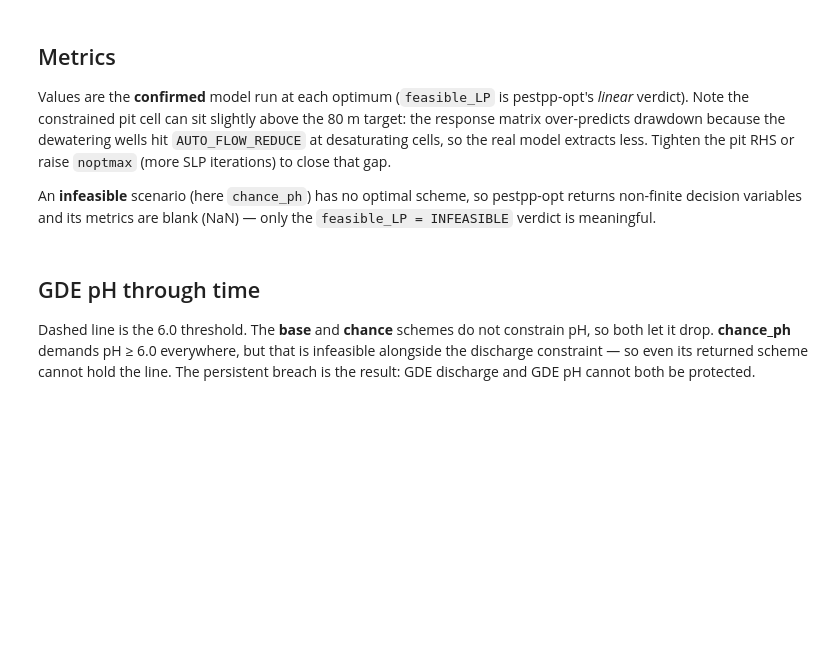
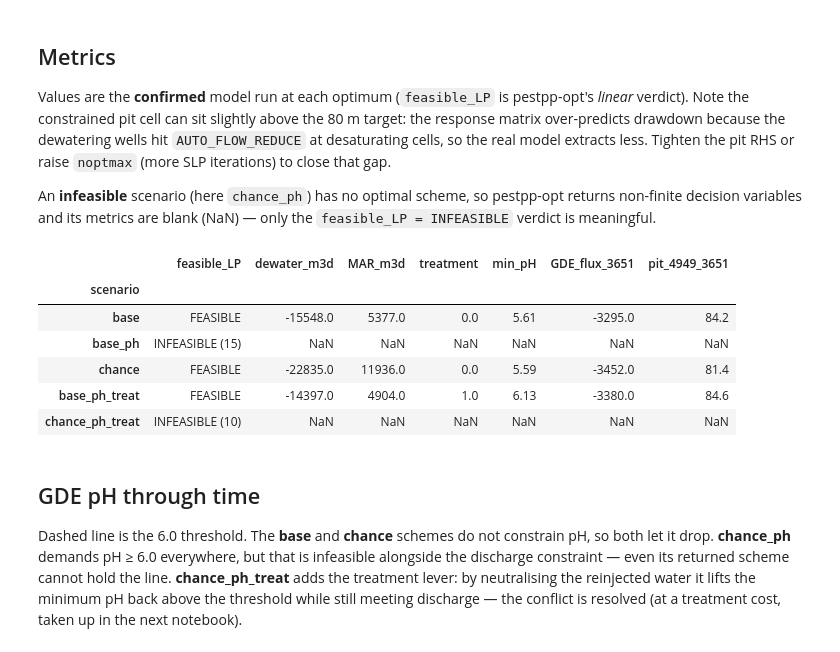
Before and after one commit to rhugman/imwa-workshop-2026, a Jupyter notebook: tutorial/06-opt.ipynb, the cells around one changed output. Saved outputs shown, nothing was run; the diff lists cells and outputs as text; code cells hidden in the pictures; blank space fills up the shorter version.

```diff
--- a/tutorial/06-opt.ipynb
+++ b/tutorial/06-opt.ipynb
@@ -180,9 +229,11 @@ observations at the optimum — pestpp-opt's own final run lands in a worker dir
 dir otherwise keeps the *base* run.
 # %%
 scenarios = [
-    ('base',      False, False),   # common constraints, deterministic (risk-neutral)
-    ('chance',    False, True),    # common constraints, 95% reliability (IES posterior stack)
-    ('chance_ph', True,  True),    # + GDE pH >= 6 at all times -> infeasible (pH vs discharge)
+     ('base',            False, False, False),   # common constraints, deterministic (risk-neutral)
+     ('base_ph',         True,  False, False),   # + GDE pH >= 6 at all times -> infeasible? (pH vs discharge)
+     ('chance',          False, True,  False),   # common constraints, stochastic (risk-averse)
+     ('base_ph_treat',   True,  False, True),    # + GDE pH >= 6 at all times, but MAR treatment is fixed (untreated)
+     ('chance_ph_treat', True,  True,  True),    # + MAR treatment as a decision variable -> feasible again
 ]
 
 
@@ -199,13 +250,23 @@ def confirm_at_optimum(m_d):
 
 
 master, feas = {}, {}
-for tag, minph, chance in scenarios:
+for tag, minph, chance, treat in scenarios:
     set_constraints(common_cons() + (ph_cons() if minph else []))
     apply_structural()
     set_chance(chance)
+    set_treatment(treat)
     m_d = f'master_opt_{tag}'
-    run_opt(m_d)
+    if minph:
+        noptmax = 5
+    else:
+        noptmax = 1
+    run_opt(m_d, noptmax=noptmax)
     feas[tag] = feasibility(m_d)     # capture before the confirmation run overwrites pest.rec
     confirm_at_optimum(m_d)
     master[tag] = m_d
-    print(f'{tag:>10}: {feas[tag]}')
+    print(f'{tag:>15}: {feas[tag]}')
+
+# store the master dirs and feasibility results for later use
+master_df = pd.DataFrame.from_dict(master, orient='index', columns=['master_dir'])
+master_df['feasibility'] = pd.Series(feas)
+master_df.to_csv(os.path.join('.', 'master_opt.csv'))
@@ -257,38 +412,49 @@ An **infeasible** scenario (here `chance_ph`) has no optimal scheme, so pestpp-o
 # %%
 def _at_time(df, col, t=3651.0):
     return float(df.iloc[(df['time'] - t).abs().argmin()][col])
 
 rows = []
 for tag, *_ in scenarios:
     m_d   = master[tag]
     rates = pyemu.pst_utils.read_parfile(os.path.join(m_d, 'pest.par'))
     dew   = rates.loc[par.loc[par.pargp == 'dewatwelgr', 'parnme'], 'parval1'].sum()
     mar   = rates.loc[par.loc[par.pargp == 'marwelgr',   'parnme'], 'parval1'].sum()
+    tpar  = par.loc[par.pargp == 'treatgr', 'parnme']
+    treat = float(rates.loc[tpar, 'parval1'].iloc[0]) if len(tpar) else np.nan
     if not (np.isfinite(dew) and np.isfinite(mar)):
         # infeasible LP: pestpp-opt writes non-finite decision variables, and the
         # confirmation run at those values is meaningless -- report the row as NaN.
         rows.append(dict(scenario=tag, feasible_LP=feas[tag], dewater_m3d=np.nan,
-                         MAR_m3d=np.nan, min_pH=np.nan, GDE_flux_3651=np.nan,
+                         MAR_m3d=np.nan, treatment=np.nan, min_pH=np.nan, GDE_flux_3651=np.nan,
                          pit_4949_3651=np.nan))
         continue
     gph   = pd.read_csv(os.path.join(m_d, 'gde_ph.csv'))                 # time, ph_min
     drn   = pd.read_csv(os.path.join(m_d, 'gwf.obs.drn.csv'))           # time, DRN-GDE
     pit   = pd.read_csv(os.path.join(m_d, 'gwf.obs.head.pit.csv'))      # time, HDS_PIT_*
     pit_row = pit.iloc[(pit['time'] - 3651.0).abs().argmin()]
     rows.append(dict(
         scenario        = tag,
         feasible_LP     = feas[tag],
         dewater_m3d     = round(dew),
         MAR_m3d         = round(mar),
+        treatment       = round(treat, 2),                                # MAR treatment fraction (0-1)
         min_pH          = round(gph['ph_min'].min(), 2),
         GDE_flux_3651   = round(_at_time(drn, 'DRN-GDE')),
         pit_4949_3651   = round(float(pit_row['HDS_PIT_I:49_J:49']), 1),   # constrained cell (target < 80)
     ))
 pd.DataFrame(rows).set_index('scenario')
+# %% [output]
+|  | feasible_LP | dewater_m3d | MAR_m3d | treatment | min_pH | GDE_flux_3651 | pit_4949_3651 |
+| scenario |  |  |  |  |  |  |  |
+| base | FEASIBLE | -15548.0 | 5377.0 | 0.0 | 5.61 | -3295.0 | 84.2 |
+| base_ph | INFEASIBLE (15) | NaN | NaN | NaN | NaN | NaN | NaN |
+| chance | FEASIBLE | -22835.0 | 11936.0 | 0.0 | 5.59 | -3452.0 | 81.4 |
+| base_ph_treat | FEASIBLE | -14397.0 | 4904.0 | 1.0 | 6.13 | -3380.0 | 84.6 |
+| chance_ph_treat | INFEASIBLE (10) | NaN | NaN | NaN | NaN | NaN | NaN |
 # %% [markdown]
 ## GDE pH through time
 
-Dashed line is the 6.0 threshold. The **base** and **chance** schemes do not constrain pH, so both let it drop. **chance_ph** demands pH ≥ 6.0 everywhere, but that is infeasible alongside the discharge constraint — so even its returned scheme cannot hold the line. The persistent breach is the result: GDE discharge and GDE pH cannot both be protected.
+Dashed line is the 6.0 threshold. The **base** and **chance** schemes do not constrain pH, so both let it drop. **chance_ph** demands pH ≥ 6.0 everywhere, but that is infeasible alongside the discharge constraint — even its returned scheme cannot hold the line. **chance_ph_treat** adds the treatment lever: by neutralising the reinjected water it lifts the minimum pH back above the threshold while still meeting discharge — the conflict is resolved (at a treatment cost, taken up in the next notebook).
 # %%
 fig, ax = plt.subplots(figsize=(8, 4.5))
 for tag, *_ in scenarios:
```
Also changed, not shown: parts of 7 cells of this notebook, 6 other files.
